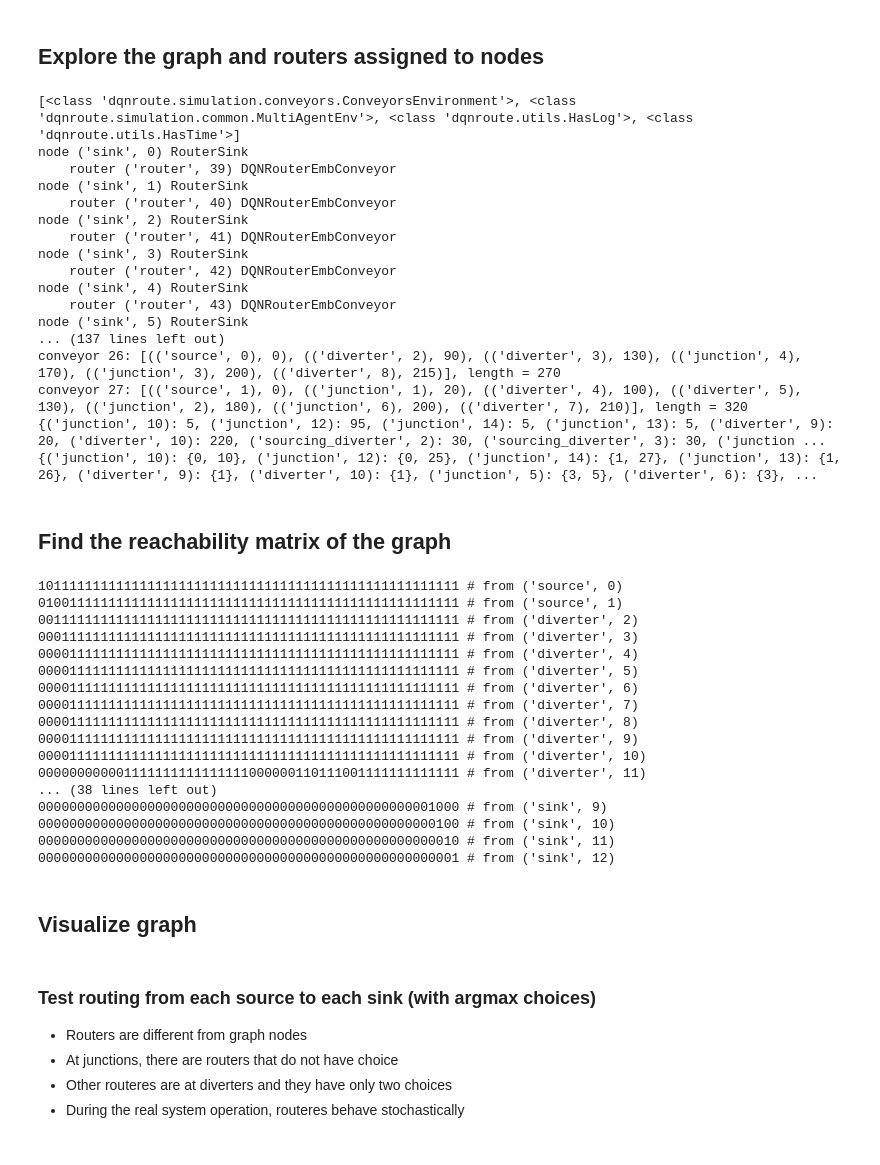
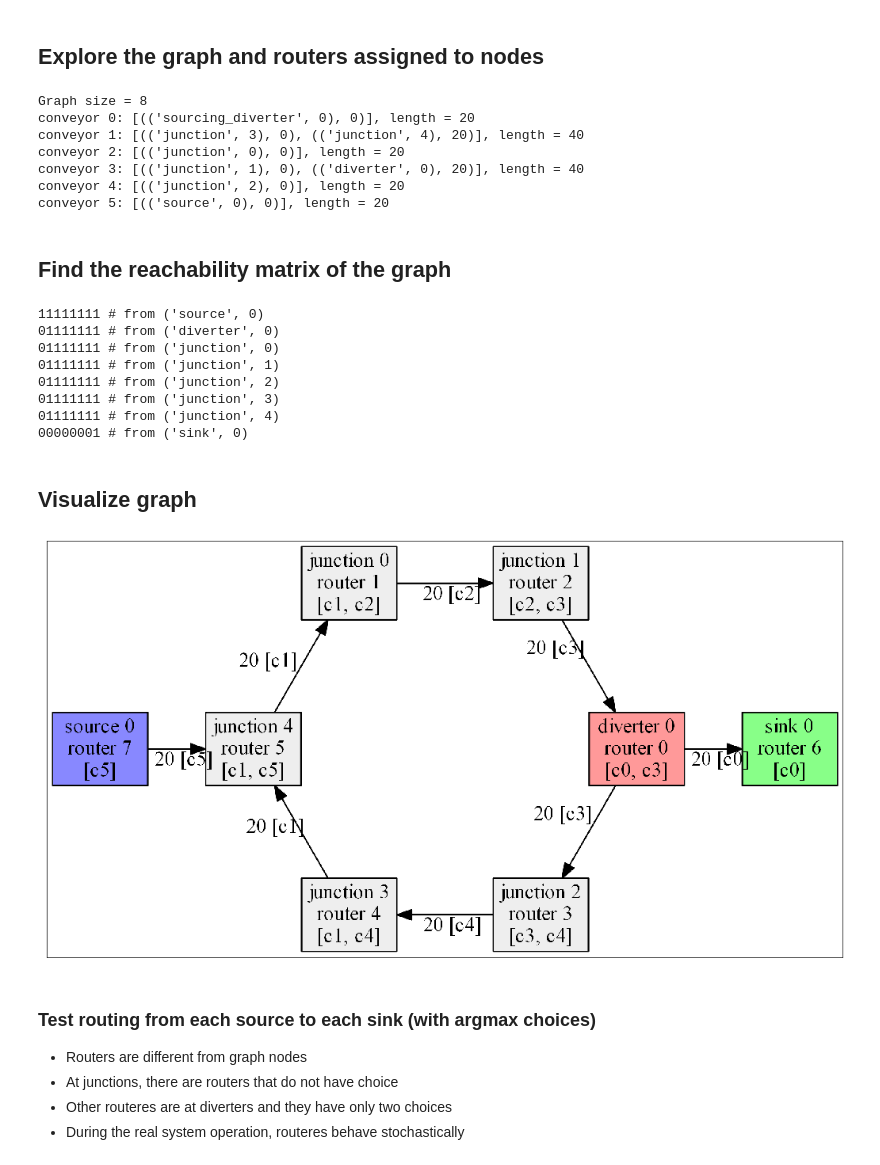
Before and after one commit to flyingleafe/dqnroute, a Jupyter notebook: notebooks/igor_run_simulation.ipynb, the cells around one changed output. Drawn from its saved outputs; the diff is of its cells as text; code cells hidden in the pictures.

```diff
--- a/notebooks/igor_run_simulation.ipynb
+++ b/notebooks/igor_run_simulation.ipynb
@@ -167,14 +169,15 @@ def run_single(file: str, router_type: str, random_seed: int, **kwargs):
         event_series = runner.run(**kwargs)
     return event_series, runner
 
-#scenario = '../launches/igor/acyclic_conveyor_energy_test.yaml'
-#scenario = '../launches/igor/conveyor_cyclic_energy_test.yaml'
-#scenario = '../launches/igor/conveyor_cyclic2_energy_test.yaml'
-#scenario = '../launches/igor/tarau2010.yaml'
-scenario = '../launches/igor/johnstone2010.yaml'
+#scenario, emb_dim, graph_size = '../launches/igor/acyclic_conveyor_energy_test.yaml', 10, 20
+scenario, emb_dim, graph_size = '../launches/igor/conveyor_cyclic_energy_test.yaml', 5, 8
+#scenario, emb_dim, graph_size = '../launches/igor/conveyor_cyclic2_energy_test.yaml', 5, 16
+#scenario, emb_dim, graph_size = '../launches/igor/tarau2010.yaml', 8, 27
+#scenario, emb_dim, graph_size = '../launches/igor/johnstone2010.yaml', 12, 54
+os.environ["IGOR_OVERRIDDEN_DQN_LOAD_FILENAME"] = \
+    f"igor_trained_{emb_dim}_{graph_size}_{os.path.split(scenario)[1]}.bin"
 
 # 'link_state', 'simple_q', 'dqn_emb'
-
 router_type='dqn_emb'
 #router_type='link_state'
 
@@ -202,46 +187,27 @@ event_series, runner = run_single(file=scenario, router_type=router_type, progre
 ## Explore the graph and routers assigned to nodes
 # %%
 from router_graph import RouterGraph
-g = RouterGraph(runner)
+g = RouterGraph(runner.world)
 # %% [output]
-[<class 'dqnroute.simulation.conveyors.ConveyorsEnvironment'>, <class 'dqnroute.simulation.common.MultiAgentEnv'>, <class 'dqnroute.utils.HasLog'>, <class 'dqnroute.utils.HasTime'>]
-node ('sink', 0) RouterSink
-    router ('router', 39) DQNRouterEmbConveyor
-node ('sink', 1) RouterSink
-    router ('router', 40) DQNRouterEmbConveyor
-node ('sink', 2) RouterSink
-    router ('router', 41) DQNRouterEmbConveyor
-node ('sink', 3) RouterSink
-    router ('router', 42) DQNRouterEmbConveyor
-node ('sink', 4) RouterSink
-    router ('router', 43) DQNRouterEmbConveyor
-node ('sink', 5) RouterSink
-... (137 lines left out)
-conveyor 26: [(('source', 0), 0), (('diverter', 2), 90), (('diverter', 3), 130), (('junction', 4), 170), (('junction', 3), 200), (('diverter', 8), 215)], length = 270
-conveyor 27: [(('source', 1), 0), (('junction', 1), 20), (('diverter', 4), 100), (('diverter', 5), 130), (('junction', 2), 180), (('junction', 6), 200), (('diverter', 7), 210)], length = 320
-{('junction', 10): 5, ('junction', 12): 95, ('junction', 14): 5, ('junction', 13): 5, ('diverter', 9): 20, ('diverter', 10): 220, ('sourcing_diverter', 2): 30, ('sourcing_diverter', 3): 30, ('junction ...
-{('junction', 10): {0, 10}, ('junction', 12): {0, 25}, ('junction', 14): {1, 27}, ('junction', 13): {1, 26}, ('diverter', 9): {1}, ('diverter', 10): {1}, ('junction', 5): {3, 5}, ('diverter', 6): {3}, ...
+Graph size = 8
+conveyor 0: [(('sourcing_diverter', 0), 0)], length = 20
+conveyor 1: [(('junction', 3), 0), (('junction', 4), 20)], length = 40
+conveyor 2: [(('junction', 0), 0)], length = 20
+conveyor 3: [(('junction', 1), 0), (('diverter', 0), 20)], length = 40
+conveyor 4: [(('junction', 2), 0)], length = 20
+conveyor 5: [(('source', 0), 0)], length = 20
 # %% [markdown]
 ## Find the reachability matrix of the graph
 # %%
 g.print_reachability_matrix()
 # %% [output]
-101111111111111111111111111111111111111111111111111111 # from ('source', 0)
-010011111111111111111111111111111111111111111111111111 # from ('source', 1)
-001111111111111111111111111111111111111111111111111111 # from ('diverter', 2)
-000111111111111111111111111111111111111111111111111111 # from ('diverter', 3)
-000011111111111111111111111111111111111111111111111111 # from ('diverter', 4)
-000011111111111111111111111111111111111111111111111111 # from ('diverter', 5)
-000011111111111111111111111111111111111111111111111111 # from ('diverter', 6)
-000011111111111111111111111111111111111111111111111111 # from ('diverter', 7)
-000011111111111111111111111111111111111111111111111111 # from ('diverter', 8)
-000011111111111111111111111111111111111111111111111111 # from ('diverter', 9)
-000011111111111111111111111111111111111111111111111111 # from ('diverter', 10)
-000000000001111111111111111000000110111001111111111111 # from ('diverter', 11)
-... (38 lines left out)
-000000000000000000000000000000000000000000000000001000 # from ('sink', 9)
-000000000000000000000000000000000000000000000000000100 # from ('sink', 10)
-000000000000000000000000000000000000000000000000000010 # from ('sink', 11)
-000000000000000000000000000000000000000000000000000001 # from ('sink', 12)
+11111111 # from ('source', 0)
+01111111 # from ('diverter', 0)
+01111111 # from ('junction', 0)
+01111111 # from ('junction', 1)
+01111111 # from ('junction', 2)
+01111111 # from ('junction', 3)
+01111111 # from ('junction', 4)
+00000001 # from ('sink', 0)
 # %% [markdown]
 ## Visualize graph
@@ -293,3 +214,16 @@ plt.imshow(image);
+# %%
+gv_graph = g.to_graphviz()
+prefix = "../img/tmp."
+gv_graph.write(prefix + "gv")
+for path in [prefix + "png", prefix + "pdf"]:
+    gv_graph.draw(path, prog="circo", args="-Gdpi=300 -Gmargin=0 -Grankdir=LR")
+fig, ax = plt.subplots(figsize=(18, 18))
+ax.get_yaxis().set_visible(False)
+ax.get_xaxis().set_visible(False)
+image = plt.imread(prefix + "png")
+plt.imshow(image);
+# %% [output]
+[figure, added]
 # %% [markdown]
 ### Test routing from each source to each sink (with argmax choices)
 
```
Also changed, not shown: parts of 10 cells of this notebook, 2 other files.
